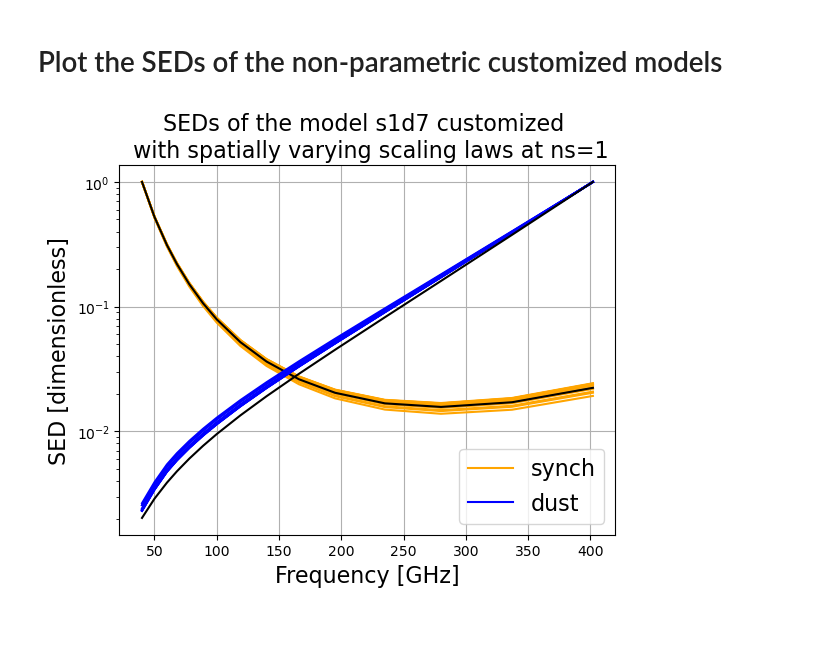
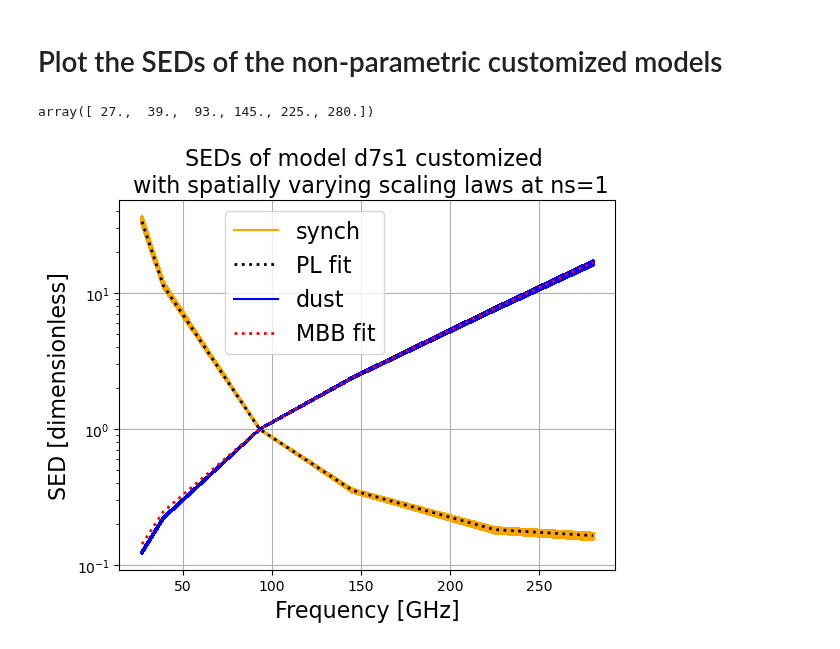
Before and after one commit to CMBSciPol/MICMAC, a Jupyter notebook: test_playground/test_customized_models/plot_SEDs_customized_nonparam_models.ipynb, the cells around one changed output. Cells and saved outputs as stored; diff of their text form; code cells hidden in the pictures.

```diff
--- a/test_playground/test_customized_models/plot_SEDs_customized_nonparam_models.ipynb
+++ b/test_playground/test_customized_models/plot_SEDs_customized_nonparam_models.ipynb
@@ -11,4 +15,4 @@ from micmac import fgs_freq_maps_from_customized_model_nonparam
 # %%
 nside_map = 1
 nside_spv = 1
-instr_name = 'LiteBIRD'
+instr_name = 'SO_SAT' # LiteBIRD
@@ -17 +19,8 @@ instrument = get_instrument(instr_name)
+# %%
+instr = get_instrument(instr_name)
+instrument = standardize_instrument(instr)
+# %%
+instrument.frequency
+# %% [output]
+array([ 27.,  39.,  93., 145., 225., 280.])
 # %%
@@ -20,32 +29,80 @@ freq_maps_d0 = get_observation(instrument=instrument, sky='d0', nside=1)
 # %%
 models = [['s1'], ['d7']]
 cols = ['orange', 'blue']
-ref_freqs = [0, -1]
+if instr_name == 'LiteBIRD':
+    ref_freqs = [9, 9]   #[0, -1]
+elif instr_name == 'SO_SAT':
+    ref_freqs = [2, 2]   #[0, -1]
 labels = ['synch', 'dust']
 stokes_idx = 1
-freq_maps_for_SEDs_reference = [freq_maps_s0, freq_maps_d0]
+# freq_maps_for_SEDs_reference = [freq_maps_s0, freq_maps_d0]
 
 for i, model in enumerate(models):
     # get input freq maps customized with less spv of SEDs
-    freq_maps_fgs_spvns1, mixing_mat_fgs_spvns1 = fgs_freq_maps_from_customized_model_nonparam(nside_map, nside_spv, instrument, fgs_models=model, idx_ref_freq=6, return_mixing_mat=True)
+    freq_maps_fgs_spvns1, mixing_mat_fgs_spvns1 = fgs_freq_maps_from_customized_model_nonparam(nside_map, nside_spv, instrument, fgs_models=model, idx_ref_freq=ref_freqs[0], return_mixing_mat=True)
 
     label_added = False
     for pix_idx, _ in enumerate(freq_maps_fgs_spvns1[0, 0, :]):
         if not label_added:
             plt.plot(instrument.frequency, freq_maps_fgs_spvns1[:, stokes_idx, pix_idx]/freq_maps_fgs_spvns1[ref_freqs[i], stokes_idx, pix_idx], color=cols[i], label=labels[i])
             label_added = True
         else:
             plt.plot(instrument.frequency, freq_maps_fgs_spvns1[:, stokes_idx, pix_idx]/freq_maps_fgs_spvns1[ref_freqs[i], stokes_idx, pix_idx], color=cols[i])
 
-    # reference MBB nd PL (from d0)
-    plt.plot(instrument.frequency, freq_maps_for_SEDs_reference[i][:, stokes_idx, 0]/freq_maps_for_SEDs_reference[i][ref_freqs[i], stokes_idx, 0], color='black')  #, label='d0')
+    # # reference MBB and PL (from d0)
+    # plt.plot(instrument.frequency, freq_maps_for_SEDs_reference[i][:, stokes_idx, 0]/freq_maps_for_SEDs_reference[i][ref_freqs[i], stokes_idx, 0], color='black')  #, label='d0')
 
-plt.title('SEDs of the model '+str(models[0][0])+str(models[1][0])+' customized \n with spatially varying scaling laws at ns=1',fontsize=16)
+    # fit with MBB and PL
+    ### Functions to do the fit
+    # (they are also imlemented in the init_mixingmatrix module,
+    # but I put them here with small modifications to do the fit)
+    h_over_k = constants.h * 1e9 / constants.k
+    nu0 = instrument.frequency[ref_freqs[i]]
+
+    def K_rj2K_cmb(nu):
+        Tcmb = Planck15.Tcmb(0).value
+        # Conversion factor at frequency nu
+        K_rj2K_cmb = np.expm1(h_over_k * nu / Tcmb) ** 2 / (np.exp(h_over_k * nu / Tcmb) * (h_over_k * nu / Tcmb) ** 2)
+
+        return K_rj2K_cmb
+
+    def K_rj2K_cmb_nu0(nu):
+        K_rj2K_cmb_nu0 = K_rj2K_cmb(nu) / K_rj2K_cmb(nu0)
+
+        return K_rj2K_cmb_nu0
+
+    def powerlaw(nu, beta_pl):
+        analytic_expr = (nu / nu0) ** (beta_pl)
+        # conversion to K_CMB units
+        analytic_expr *= K_rj2K_cmb_nu0(nu)
+
+        return analytic_expr
+
+    def modifiedblackbody(nu, temp_mbb, beta_mbb):
+        analytic_expr = (
+            (np.exp(nu0 / temp_mbb * h_over_k) - 1)
+            / (np.exp(nu / temp_mbb * h_over_k) - 1)
+            * (nu / nu0) ** (1 + beta_mbb)
+        )
+        # conversion to K_CMB units
+        analytic_expr *= K_rj2K_cmb_nu0(nu)
+
+        return analytic_expr
+
+    if i == 0:
+        average_SED_synch = np.average(freq_maps_fgs_spvns1[:, stokes_idx, :]/freq_maps_fgs_spvns1[ref_freqs[i], stokes_idx, :], axis=1)
+        beta_s_fit = sp.optimize.curve_fit(powerlaw, instrument.frequency, average_SED_synch, p0=[-3.0])[0][0]
+        plt.plot(instrument.frequency, powerlaw(instrument.frequency, beta_s_fit), color='black', linestyle=':', linewidth=2.0, label='PL fit')
+    elif i == 1:
+        average_SED_dust = np.average(freq_maps_fgs_spvns1[:, stokes_idx, :]/freq_maps_fgs_spvns1[ref_freqs[i], stokes_idx, :], axis=1)
+        T_d_fit, beta_d_fit = sp.optimize.curve_fit(modifiedblackbody, instrument.frequency, average_SED_dust, p0=[20., 1.54])[0]
+        plt.plot(instrument.frequency, modifiedblackbody(instrument.frequency, T_d_fit, beta_d_fit), color='r', linestyle=':', linewidth=2.0, label='MBB fit')
+
+plt.title('SEDs of model '+str(models[1][0])+str(models[0][0])+' customized \n with spatially varying scaling laws at ns=1',fontsize=16)
 plt.ylabel('SED [dimensionless]', fontsize=16)
 plt.xlabel('Frequency [GHz]', fontsize=16)
 plt.yscale('log')
-plt.legend(fontsize=16)
-# plt.legend()
+plt.legend(fontsize=16, bbox_to_anchor=(.19, 1))
 plt.grid()
 # %% [output]
-[figure, old version]
+[figure, new version]
```
Also changed, not shown: parts of 3 cells of this notebook.
